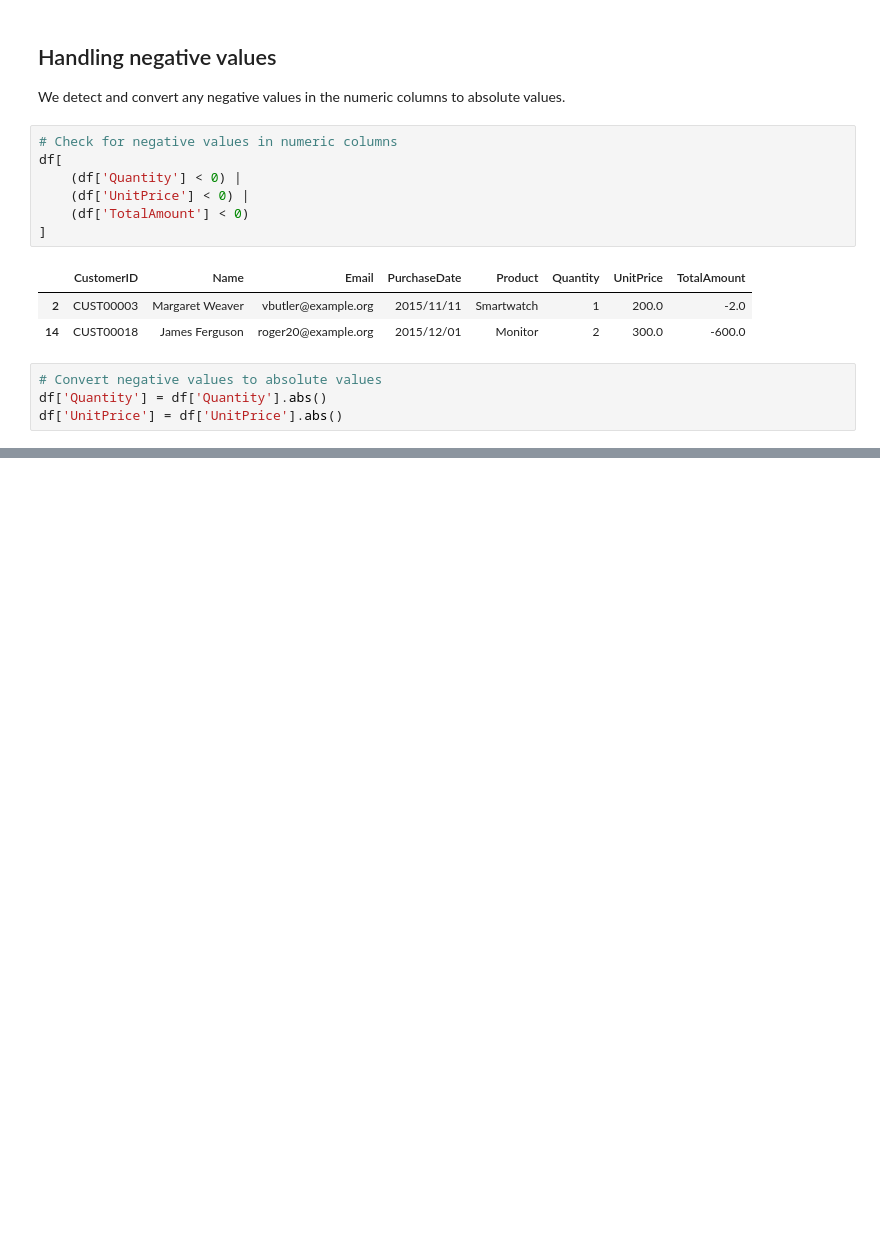
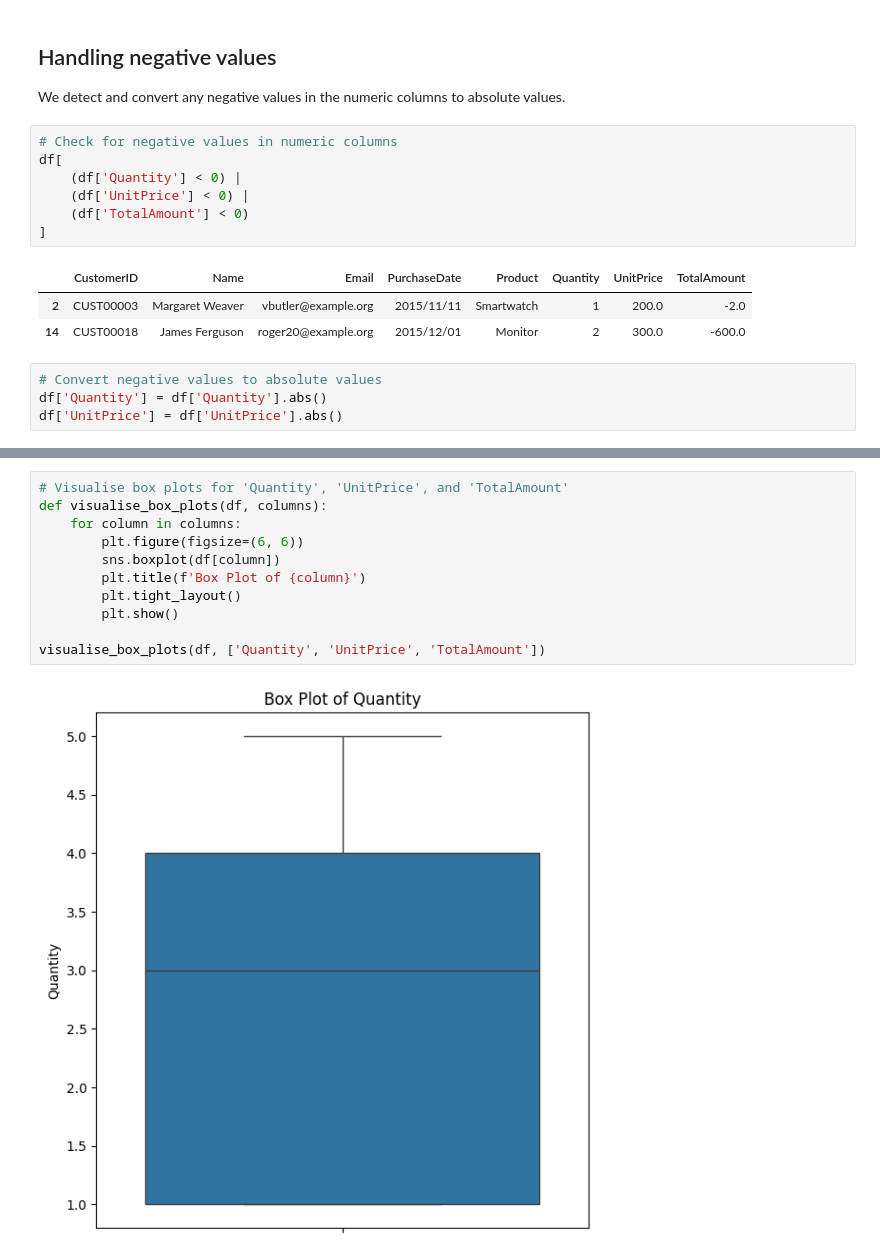
Before and after one commit to blotetheodorus/comprehensive-trend-analysis, a Jupyter notebook: comprehensive_trend_analysis.ipynb, the cells around one changed output, grey strips where cells are left out. Saved outputs shown, nothing was run; the diff lists cells and outputs as text; blank space fills up the shorter version.

```diff
--- a/comprehensive_trend_analysis.ipynb
+++ b/comprehensive_trend_analysis.ipynb
@@ -309,0 +314,13 @@ df['UnitPrice'] = df['UnitPrice'].abs()
+# %%
+# Visualise box plots for 'Quantity', 'UnitPrice', and 'TotalAmount'
+def visualise_box_plots(df, columns):
+    for column in columns:
+        plt.figure(figsize=(6, 6))
+        sns.boxplot(df[column])
+        plt.title(f'Box Plot of {column}')
+        plt.tight_layout()
+        plt.show()
+
+visualise_box_plots(df, ['Quantity', 'UnitPrice', 'TotalAmount'])
+# %% [output]
+[figure, added]
```
Also changed, not shown: parts of 4 cells of this notebook.
